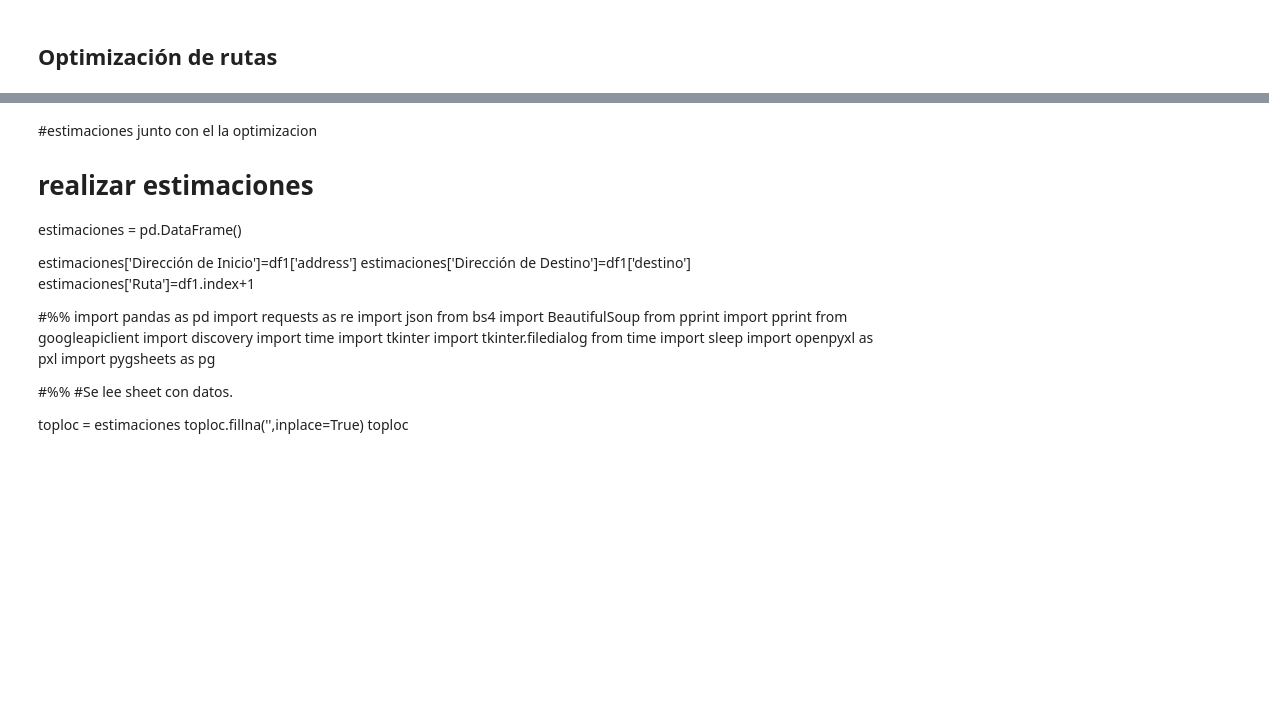
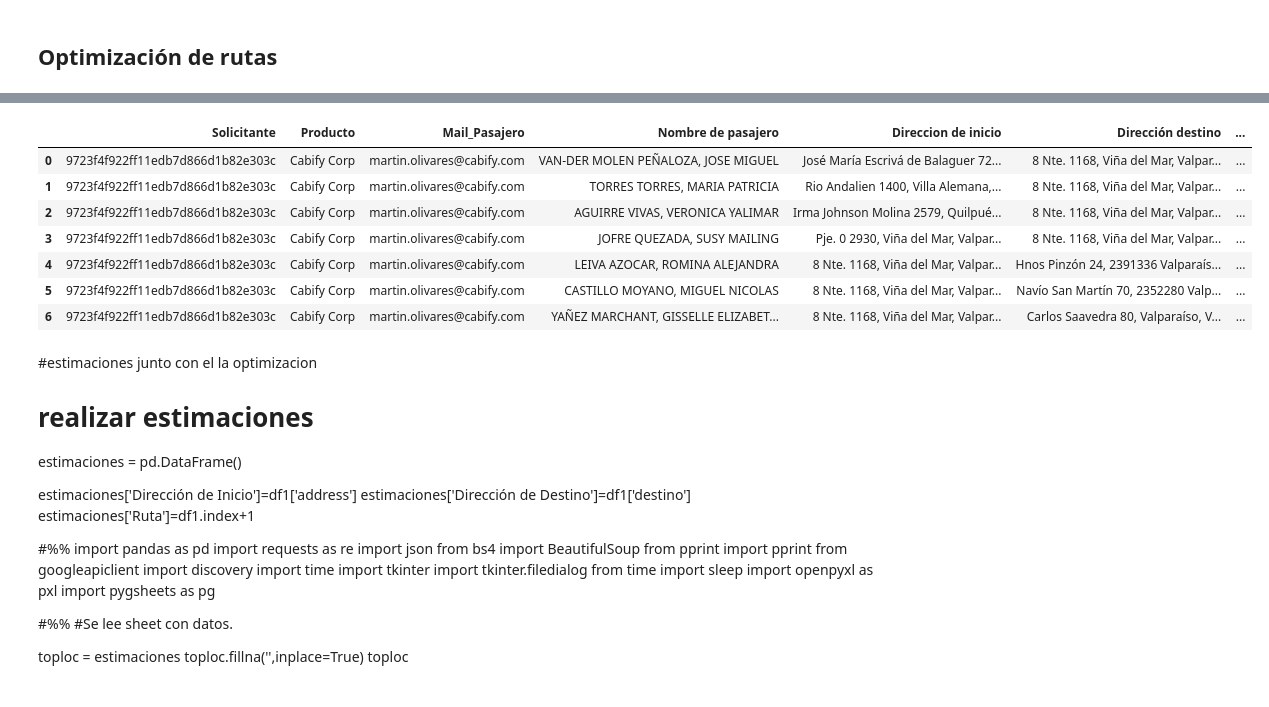
Before and after one commit to martinnnsss/best-route, a Jupyter notebook: routes_1.0.ipynb, the cells around one changed output, grey strips where cells are left out. Saved outputs shown, nothing was run; the diff lists cells and outputs as text; code cells hidden in the pictures; blank space fills up the shorter version.

```diff
--- a/routes_1.0.ipynb
+++ b/routes_1.0.ipynb
@@ -792,32 +823,67 @@ elif len(same_origin)==0:
 # %%
 #paso 6 -> crear output para conectar con reservas
 
 nuevos_datos = []
 
 for ruta, data in df.groupby('Ruta'):
     tiempo_total = data['tiempo_total'].mean()
 
     if tiempo_total > max_minutos:
         ruta_1 = str(ruta) + '_1'
         ruta_2 = str(ruta) + '_2'
 
 
         data_1 = data.iloc[:len(data) // 2].copy()
         data_1['Ruta'] = ruta_1
 
         data_2 = data.iloc[len(data) // 2:].copy()
         data_2['Ruta'] = ruta_2
 
         nuevos_datos.append(data_1)
         nuevos_datos.append(data_2)
     else:
         nuevos_datos.append(data)
 
 df1 = pd.concat(nuevos_datos, ignore_index=True)
 
+
+df1.reset_index(drop=True, inplace=True)
+
 df1['ruta'] = df1.groupby(['datetime_1','Ruta']).ngroup()
 df1['orden_1'] = df1.groupby('ruta').cumcount() + 1
-df1=df1[['mail','nombre_pasajero','address','destino','datetime_1','hora_recogida','phone','ruta','orden_1']]
+df1=df1[['mail','nombre_pasajero','address','destino','datetime_1','hora_recogida','phone','Instrucciones','ruta','orden_1']]
+
+
+#asignar nuevos nombres
+
+df1.reset_index(drop=True, inplace=True)
+
+df1['Mail_Pasajero']=df1['mail']
+df1['Nombre de pasajero']=df1['nombre_pasajero']
+df1['Direccion de inicio']=df1['address']
+df1['Dirección destino']=df1['destino']
+df1['Fecha'] = df1['datetime_1'].dt.date
+df1['Fecha'] = df1['Fecha'].apply(lambda x: x.strftime('%Y-%m-%d'))
+df1['Hora de recogida']=df1['hora_recogida']
+df1['Telefono de contacto']=df1['phone']
+df1['Ruta']=df1['ruta']
+df1['Solicitante']=id_solicitante
+df1['Producto']=Producto
+
+
+
+df1=df1[['Solicitante','Producto','Mail_Pasajero','Nombre de pasajero','Direccion de inicio','Dirección destino','Fecha','Hora de recogida','Telefono de contacto','Instrucciones','Ruta','orden_1']]
+
+df1
+# %% [output]
+|  | Solicitante | Producto | Mail_Pasajero | Nombre de pasajero | Direccion de inicio | Dirección destino | ... |
+| 0 | 9723f4f922ff11edb7d866d1b82e303c | Cabify Corp | martin.olivares@cabify.com | VAN-DER MOLEN PEÑALOZA, JOSE MIGUEL | José María Escrivá de Balaguer 72... | 8 Nte. 1168, Viña del Mar, Valpar... | ... |
+| 1 | 9723f4f922ff11edb7d866d1b82e303c | Cabify Corp | martin.olivares@cabify.com | TORRES TORRES, MARIA PATRICIA | Rio Andalien 1400, Villa Alemana,... | 8 Nte. 1168, Viña del Mar, Valpar... | ... |
+| 2 | 9723f4f922ff11edb7d866d1b82e303c | Cabify Corp | martin.olivares@cabify.com | AGUIRRE VIVAS, VERONICA YALIMAR | Irma Johnson Molina 2579, Quilpué... | 8 Nte. 1168, Viña del Mar, Valpar... | ... |
+| 3 | 9723f4f922ff11edb7d866d1b82e303c | Cabify Corp | martin.olivares@cabify.com | JOFRE QUEZADA, SUSY MAILING | Pje. 0 2930, Viña del Mar, Valpar... | 8 Nte. 1168, Viña del Mar, Valpar... | ... |
+| 4 | 9723f4f922ff11edb7d866d1b82e303c | Cabify Corp | martin.olivares@cabify.com | LEIVA AZOCAR, ROMINA ALEJANDRA | 8 Nte. 1168, Viña del Mar, Valpar... | Hnos Pinzón 24, 2391336 Valparaís... | ... |
+| 5 | 9723f4f922ff11edb7d866d1b82e303c | Cabify Corp | martin.olivares@cabify.com | CASTILLO MOYANO, MIGUEL NICOLAS | 8 Nte. 1168, Viña del Mar, Valpar... | Navío San Martín 70, 2352280 Valp... | ... |
+| 6 | 9723f4f922ff11edb7d866d1b82e303c | Cabify Corp | martin.olivares@cabify.com | YAÑEZ MARCHANT, GISSELLE ELIZABET... | 8 Nte. 1168, Viña del Mar, Valpar... | Carlos Saavedra 80, Valparaíso, V... | ... |
 # %%
 #df1.to_excel('./data/outputs/reservas-13-04.xlsx',index=False)
 # %% [markdown]
```
Also changed, not shown: parts of 13 cells of this notebook.
